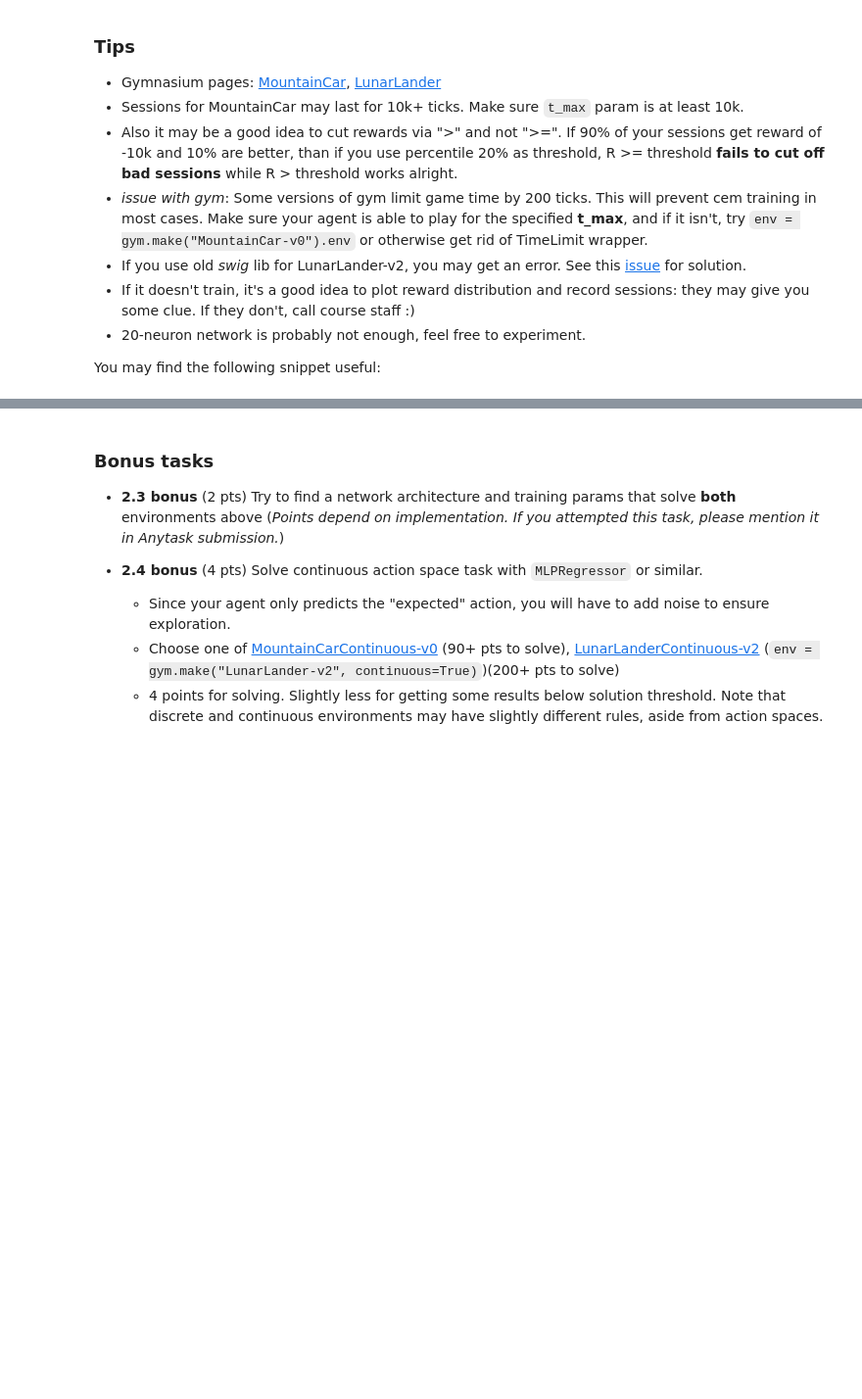
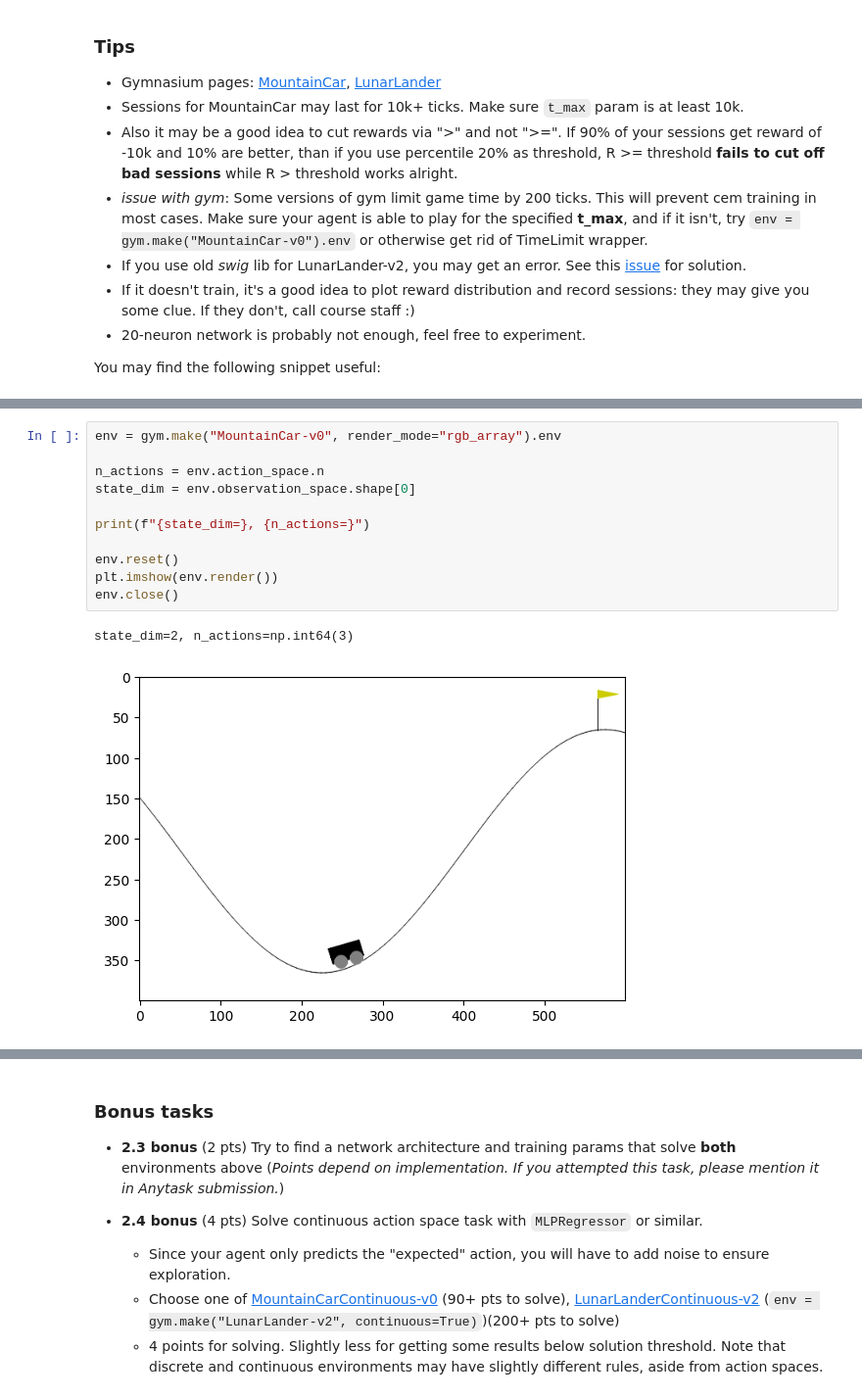
Before and after one commit to mozhaa/Practical_RL, a Jupyter notebook: week01_intro/deep_crossentropy_method.ipynb, the cells around one changed output, grey strips where cells are left out. Shown at 98% size. Drawn from its saved outputs; the diff is of its cells as text; blank space fills up the shorter version.

```diff
--- a/week01_intro/deep_crossentropy_method.ipynb
+++ b/week01_intro/deep_crossentropy_method.ipynb
@@ -341,0 +371,14 @@ You may find the following snippet useful:
+# %%
+env = gym.make("MountainCar-v0", render_mode="rgb_array").env
+
+n_actions = env.action_space.n
+state_dim = env.observation_space.shape[0]
+
+print(f"{state_dim=}, {n_actions=}")
+
+env.reset()
+plt.imshow(env.render())
+env.close()
+# %% [output]
+state_dim=2, n_actions=np.int64(3)
+[figure, added]
```
Also changed, not shown: parts of 60 cells of this notebook, 1 other file.
